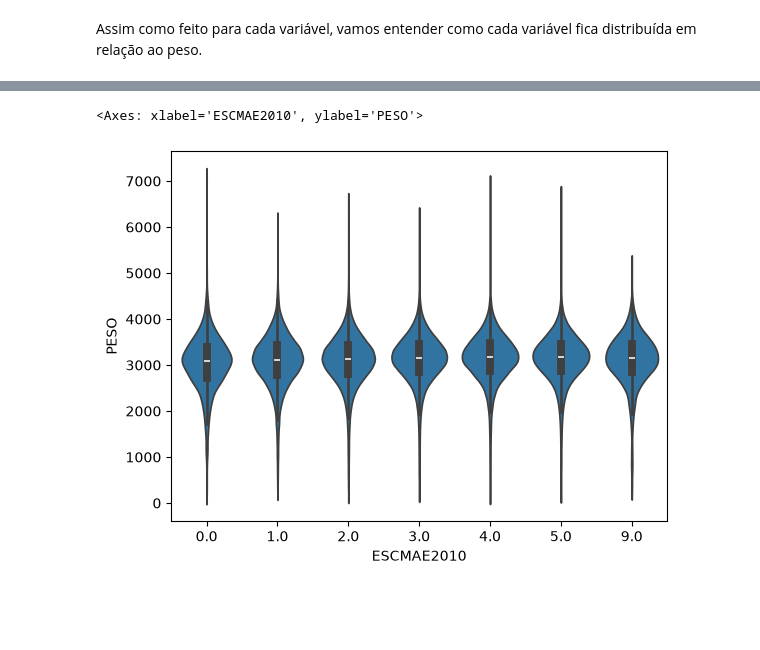
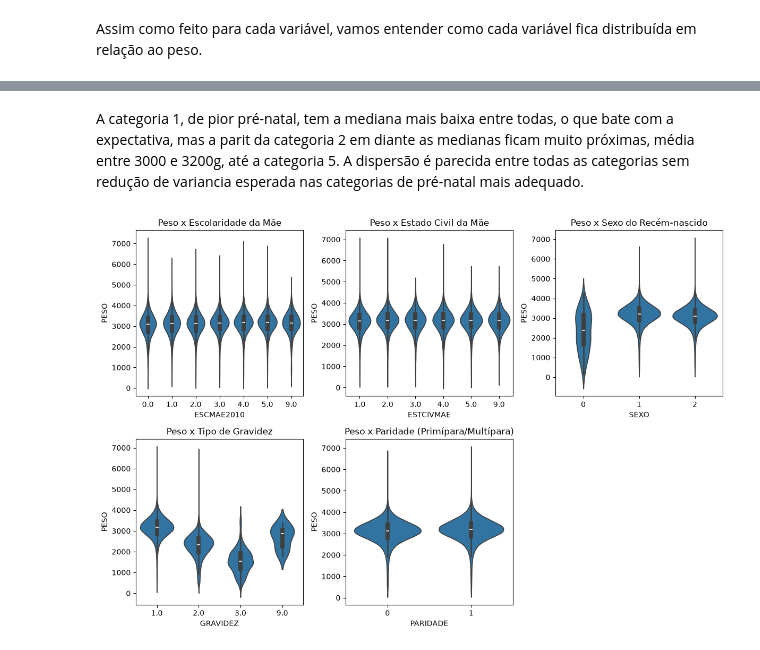
Before and after one commit to luizv55/SINASC-BirthWeight, a Jupyter notebook: main.ipynb, the cells around one changed output, grey strips where cells are left out. Drawn from its saved outputs; the diff is of its cells as text; code cells hidden in the pictures; blank space fills up the shorter version.

```diff
--- a/main.ipynb
+++ b/main.ipynb
@@ -395,5 +419,26 @@ plt.show()
-# %%
-sns.violinplot(data=df, x='ESCMAE2010', y='PESO')
-# %% [output]
-<Axes: xlabel='ESCMAE2010', ylabel='PESO'>
-[figure, removed]
+# %% [markdown]
+A categoria 1, de pior pré-natal, tem a mediana mais baixa entre todas, o que bate com a expectativa, mas a parit da categoria 2 em diante as medianas ficam muito próximas, média entre 3000 e 3200g, até a categoria 5. A dispersão é parecida entre todas as categorias sem redução de variancia esperada nas categorias de pré-natal mais adequado.
+# %%
+fig, axes = plt.subplots(2, 3, figsize=(12, 8))
+
+colunas_titulos = {
+    'ESCMAE2010': 'Escolaridade da Mãe',
+    'ESTCIVMAE': 'Estado Civil da Mãe',
+    'SEXO': 'Sexo do Recém-nascido',
+    'GRAVIDEZ': 'Tipo de Gravidez',
+    'PARIDADE': 'Paridade (Primípara/Multípara)'
+}
+
+for ax, (coluna, titulo) in zip(axes.flat, colunas_titulos.items()):
+    sns.violinplot(x=df[coluna], y=df['PESO'], ax=ax)
+    ax.set_title(f'Peso x {titulo}')
+    ax.tick_params(axis='x')
+
+# esconde o subplot vazio
+for ax in axes.flat[len(colunas_titulos):]:
+    ax.set_visible(False)
+
+plt.tight_layout()
+plt.show()
+# %% [output]
+[figure, added]
```
Also changed, not shown: parts of 13 cells of this notebook.
